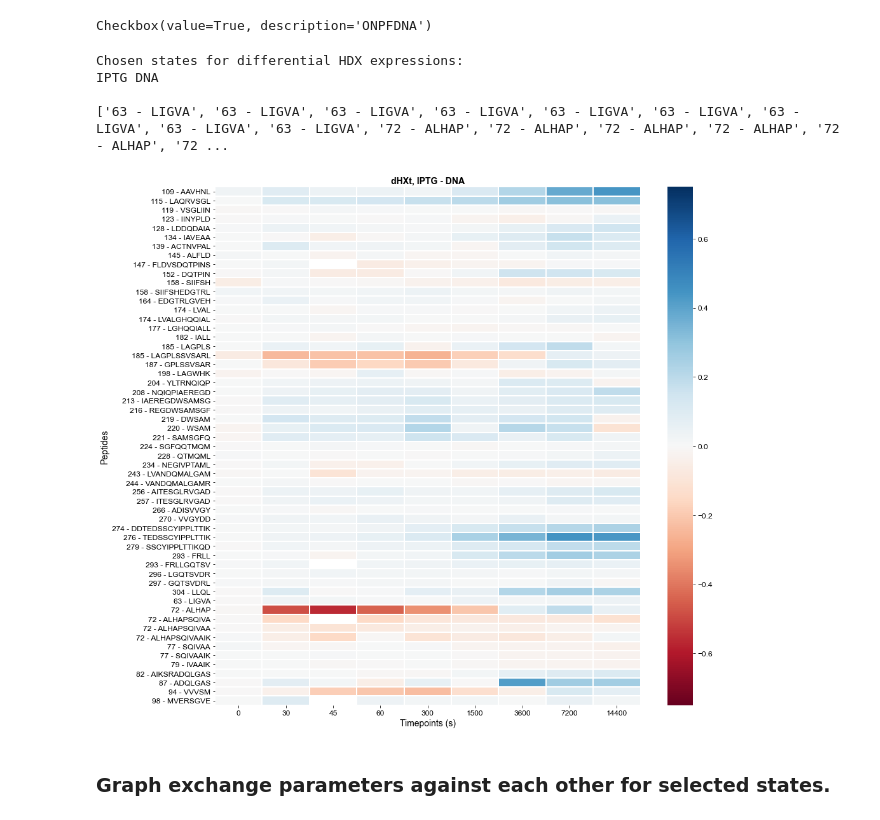
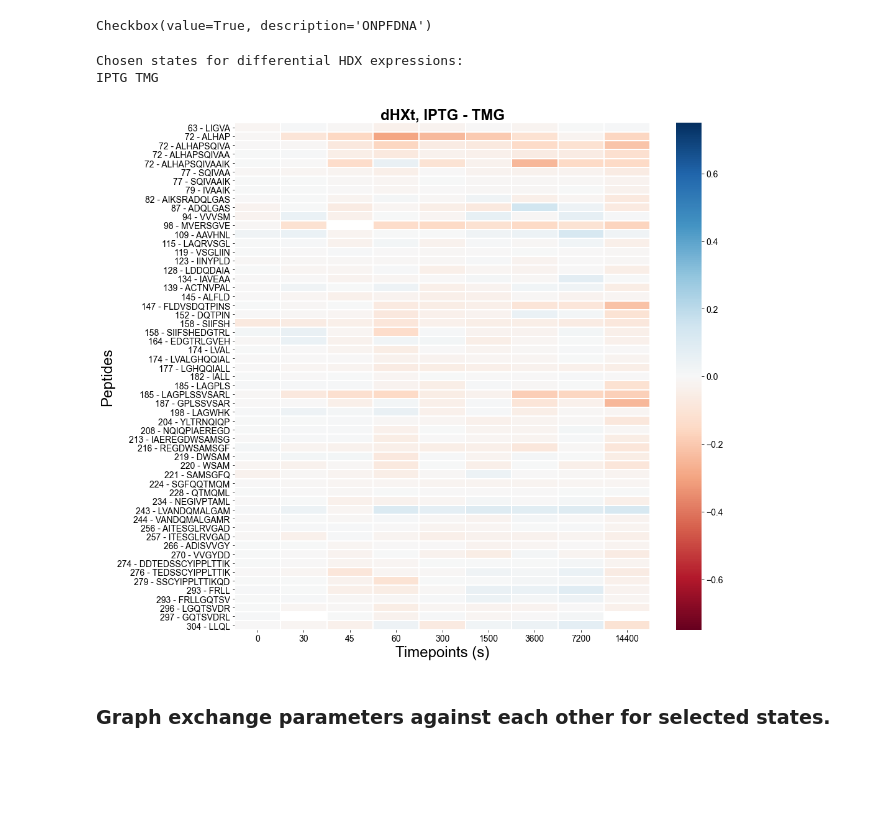
Before and after one commit to anumazam/LacI_HDX, a Jupyter notebook: 20210530_clustering.ipynb, the cells around one changed output. Drawn from its saved outputs; the diff is of its cells as text; code cells hidden in the pictures; blank space fills up the shorter version.

Commit message:
generating all dHXt plots

```diff
--- a/20210530_clustering.ipynb
+++ b/20210530_clustering.ipynb
@@ -289,8 +289,6 @@ else:
         state = str(state)
         m = re.search("'(.+?)'", state)
         found_states.append(m.group(1))
-
-print('Chosen states for differential HDX expressions:'); print(*found_states); print()
 
 # create dictionary for deuteration differences at all HDX tps
 
@@ -325,42 +323,42 @@ for peptide in all_peptides_2:
 #             heatmap_peptides_flat.append(item)
 
 heatmap_values = []
 for dDt_tp in dDt_tps_dict.values():
     for tp in dDt_tp:
         heatmap_values.append(tp)
 
 from natsort import natsorted
 heatmap_df = pd.DataFrame({'Timepoints (s)': heatmap_timepoints, 'Peptides': flat_list,
                            'Sensitivity': heatmap_values })
 # plot it
 
 font = {'family' : 'Arial',
         'weight' : 'normal',
         'size'   : 14
        }
-axes = {'titlesize' : 14,
+axes = {'titlesize' : 24,
         'titleweight' : 'bold',
-        'labelsize' : 14
+        'labelsize' : 24
        }
 
 plt.rc('font', **font)
 plt.rc('axes', **axes)
 
 plt.rcParams['figure.figsize'] = (15, 15)
-plt.rcParams['font.size'] = 12
+plt.rcParams['font.size'] = 14
 plt.rcParams['font.family'] = 'Arial'
 
 df_wide=heatmap_df.pivot_table( index='Peptides', columns='Timepoints (s)', values='Sensitivity' )
+df_wide.index = pd.CategoricalIndex(df_wide.index, categories = all_peptides_2)
+df_wide.sort_index(level=0, inplace=True)
 
-p2=sns.heatmap( df_wide, cmap="RdBu", linewidths=1, vmin=-.75, vmax=.75)
+p2 = sns.heatmap( df_wide, cmap="RdBu", linewidths=1, vmin=-.75, vmax=.75)
 p2.set_title('dHXt, ' + found_states[0] + ' - ' + found_states[1])
-plt.show()
+plt.savefig('dHXt_' + found_states[0] + '_' + found_states[1] + '.png', bbox_inches="tight")
 # %% [output]
 Chosen states for differential HDX expressions:
-IPTG DNA
-
-['63 - LIGVA', '63 - LIGVA', '63 - LIGVA', '63 - LIGVA', '63 - LIGVA', '63 - LIGVA', '63 - LIGVA', '63 - LIGVA', '63 - LIGVA', '72 - ALHAP', '72 - ALHAP', '72 - ALHAP', '72 - ALHAP', '72 - ALHAP', '72 ...
+IPTG TMG
-[figure, old version]
+[figure, new version]
 # %% [markdown]
 ### Graph exchange parameters against each other for selected states.
 # %%
```
